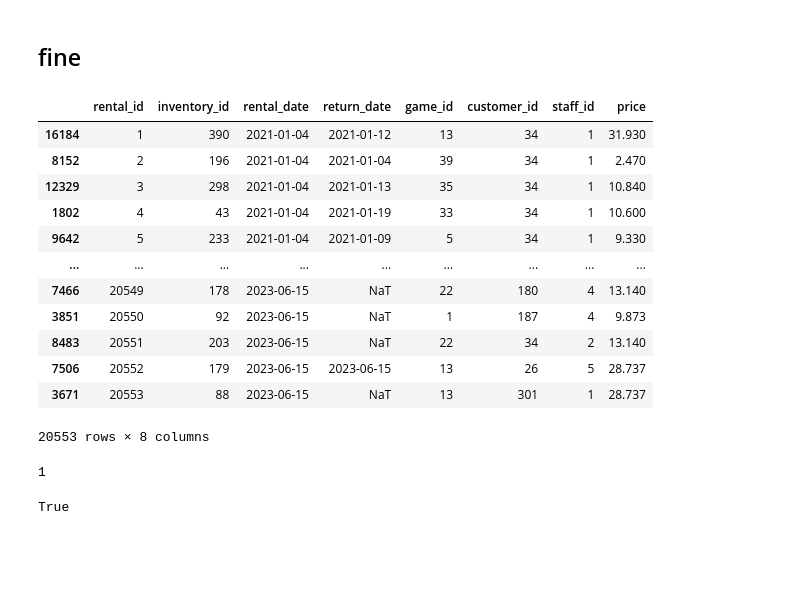
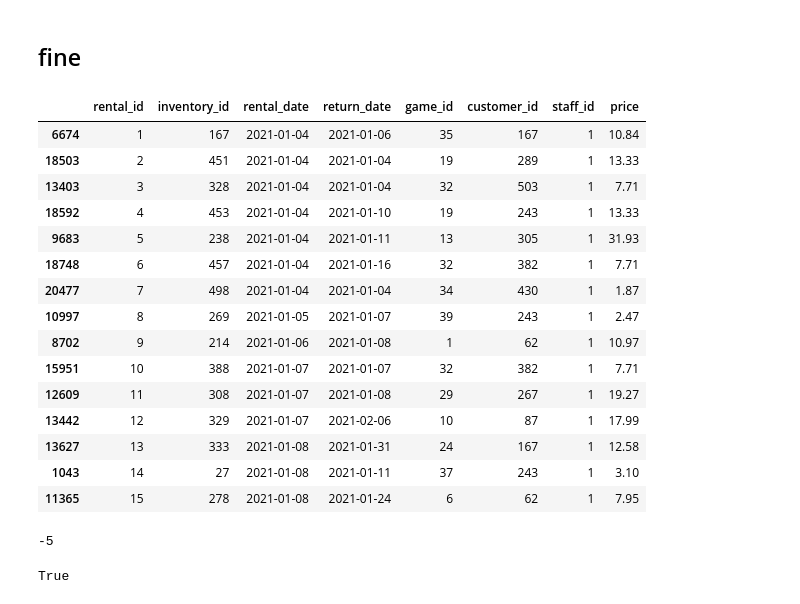
Before and after one commit to Staszek15/store-database, a Jupyter notebook: rental.ipynb, the cells around one changed output. Cells and saved outputs as stored; diff of their text form; code cells hidden in the pictures; blank space fills up the shorter version.

```diff
--- a/rental.ipynb
+++ b/rental.ipynb
@@ -82,19 +86,19 @@ rental = rental.iloc[:,[4,0,1,2,3]]
 # %%
 #wiek = data wypozyczenia(rental) - data_urodzenia (customer)
 #wiek >= PEGI od danego game id w tabeli games
-# %%
-#UWAGA!!!! długo mieli
-cst_id = []
-for i in range(0, len(rental)):
-    cont = True
-    while cont:
-        customer_id = random.choice(np.arange(1, len(customer)+1))
-        wiek = relativedelta(rental.iloc[i]['rental_date'], datetime.datetime.strptime(customer['birthdate'][customer_id-1], '%Y-%m-%d')).years
-        if (wiek < games.loc[games['game_id'] == rental.iloc[i]['game_id'], 'age'].values or
-            customer['registration_date'][customer_id-1] > str(rental.iloc[i]['rental_date'].date())):
-            continue
-        else:
-            cst_id.append(customer_id)
-            break
+# %%
+#UWAGA!!!! długo mieli
+cst_id = []
+for i in range(0, len(rental)):
+    cont = True
+    while cont:
+        customer_id = random.choice(np.arange(1, len(customer)+1))
+        wiek = relativedelta(rental.iloc[i]['rental_date'], datetime.datetime.strptime(customer['birthdate'][customer_id-1], '%Y-%m-%d')).years
+        if (wiek > games.loc[games['game_id'] == rental.iloc[i]['game_id'], 'age'].values and
+            customer['registration_date'][customer_id-1] <= str(rental.iloc[i]['rental_date'].date())):
+            cst_id.append(customer_id)
+            break
+        else:
+            continue
 # %%
 rental['customer_id'] = cst_id
@@ -236,25 +259,28 @@ rental['price'] = main_price
 # %% [markdown]
 ## fine
 # %%
-rental
+rental.head(15)
 # %% [output]
 |  | rental_id | inventory_id | rental_date | return_date | game_id | customer_id | staff_id | price |
-| 16184 | 1 | 390 | 2021-01-04 | 2021-01-12 | 13 | 34 | 1 | 31.930 |
-| 8152 | 2 | 196 | 2021-01-04 | 2021-01-04 | 39 | 34 | 1 | 2.470 |
-| 12329 | 3 | 298 | 2021-01-04 | 2021-01-13 | 35 | 34 | 1 | 10.840 |
-| 1802 | 4 | 43 | 2021-01-04 | 2021-01-19 | 33 | 34 | 1 | 10.600 |
-| 9642 | 5 | 233 | 2021-01-04 | 2021-01-09 | 5 | 34 | 1 | 9.330 |
-| ... | ... | ... | ... | ... | ... | ... | ... | ... |
-| 7466 | 20549 | 178 | 2023-06-15 | NaT | 22 | 180 | 4 | 13.140 |
-| 3851 | 20550 | 92 | 2023-06-15 | NaT | 1 | 187 | 4 | 9.873 |
-| 8483 | 20551 | 203 | 2023-06-15 | NaT | 22 | 34 | 2 | 13.140 |
-| 7506 | 20552 | 179 | 2023-06-15 | 2023-06-15 | 13 | 26 | 5 | 28.737 |
-| 3671 | 20553 | 88 | 2023-06-15 | NaT | 13 | 301 | 1 | 28.737 |
+| 6674 | 1 | 167 | 2021-01-04 | 2021-01-06 | 35 | 167 | 1 | 10.84 |
+| 18503 | 2 | 451 | 2021-01-04 | 2021-01-04 | 19 | 289 | 1 | 13.33 |
+| 13403 | 3 | 328 | 2021-01-04 | 2021-01-04 | 32 | 503 | 1 | 7.71 |
+| 18592 | 4 | 453 | 2021-01-04 | 2021-01-10 | 19 | 243 | 1 | 13.33 |
+| 9683 | 5 | 238 | 2021-01-04 | 2021-01-11 | 13 | 305 | 1 | 31.93 |
+| 18748 | 6 | 457 | 2021-01-04 | 2021-01-16 | 32 | 382 | 1 | 7.71 |
+| 20477 | 7 | 498 | 2021-01-04 | 2021-01-04 | 34 | 430 | 1 | 1.87 |
+| 10997 | 8 | 269 | 2021-01-05 | 2021-01-07 | 39 | 243 | 1 | 2.47 |
+| 8702 | 9 | 214 | 2021-01-06 | 2021-01-08 | 1 | 62 | 1 | 10.97 |
+| 15951 | 10 | 388 | 2021-01-07 | 2021-01-07 | 32 | 382 | 1 | 7.71 |
+| 12609 | 11 | 308 | 2021-01-07 | 2021-01-08 | 29 | 267 | 1 | 19.27 |
+| 13442 | 12 | 329 | 2021-01-07 | 2021-02-06 | 10 | 87 | 1 | 17.99 |
+| 13627 | 13 | 333 | 2021-01-08 | 2021-01-31 | 24 | 167 | 1 | 12.58 |
+| 1043 | 14 | 27 | 2021-01-08 | 2021-01-11 | 37 | 243 | 1 | 3.10 |
+| 11365 | 15 | 278 | 2021-01-08 | 2021-01-24 | 6 | 62 | 1 | 7.95 |
-20553 rows × 8 columns
 # %%
 relativedelta(rental.iloc[0]['return_date'],rental.iloc[0]['rental_date'],  '%Y-%m-%d').days -7
 # %% [output]
-1
+-5
 # %%
 pd.isnull(rental.iloc[len(rental)-1]['return_date']) #spr czy NaT
 # %% [output]
```
Also changed, not shown: parts of 5 cells of this notebook, 3 other files.
